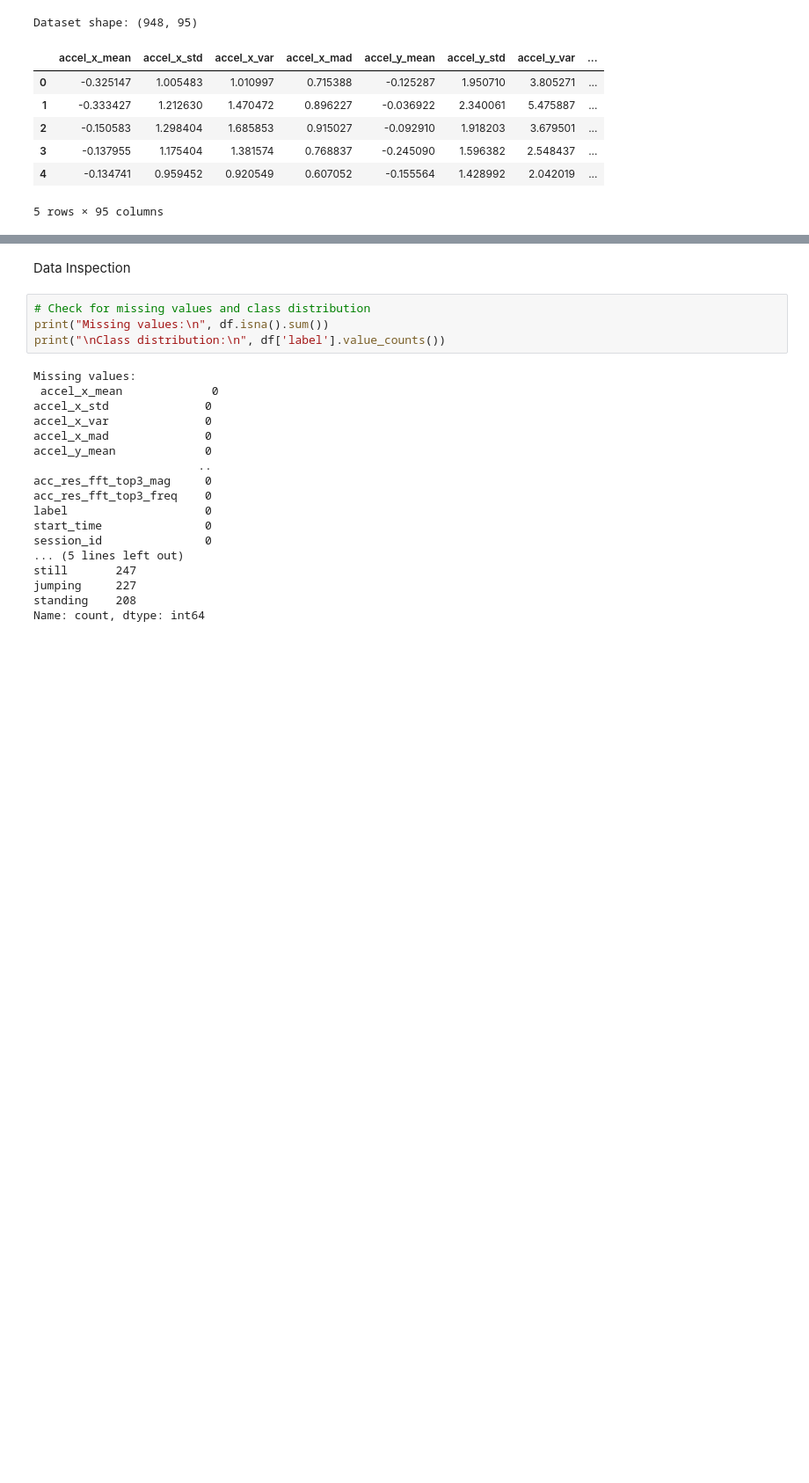
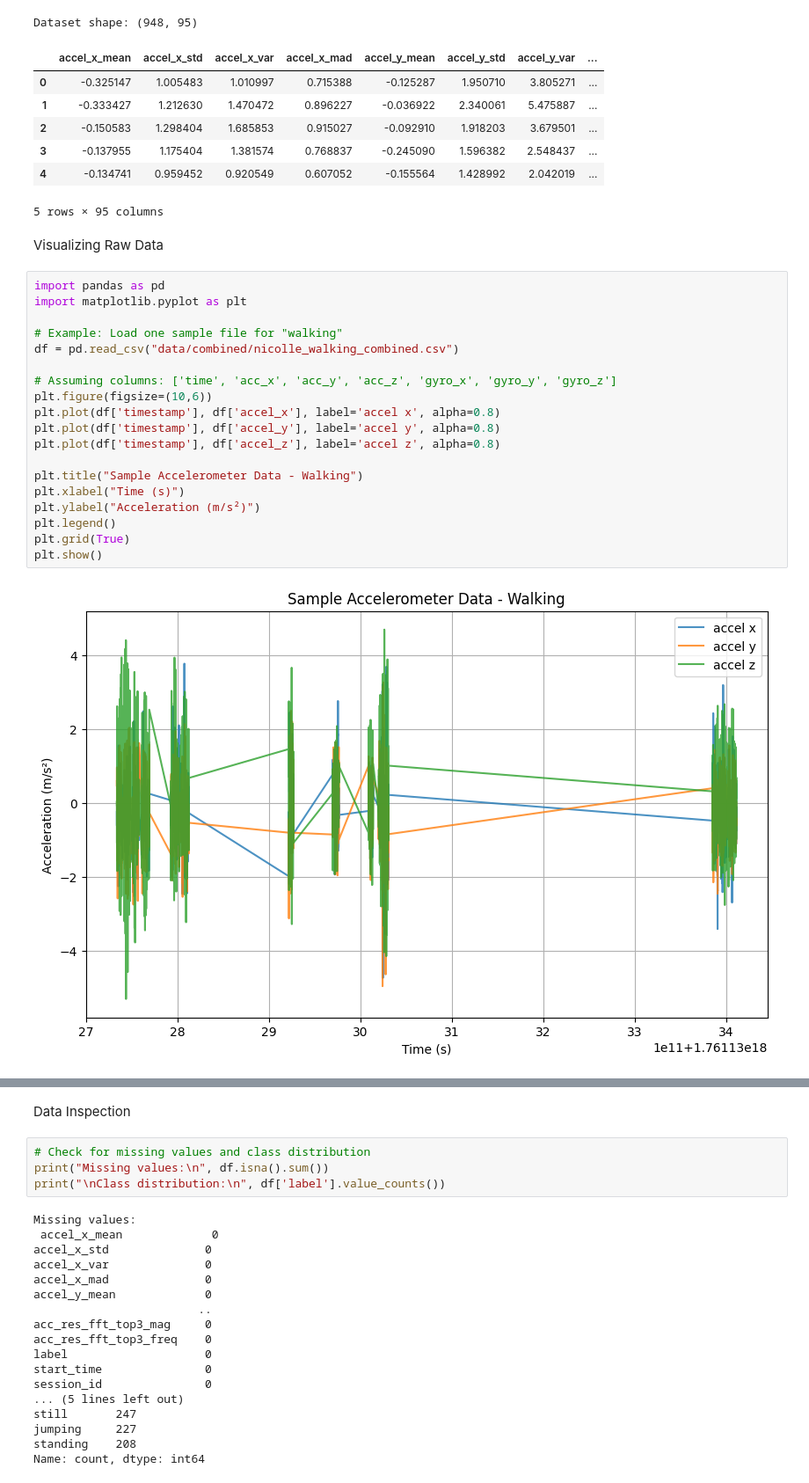
Before and after one commit to nmarizani/ml_techniques2_formative_2, a Jupyter notebook: hidden_markov_model.ipynb, the cells around one changed output, grey strips where cells are left out. Shown at 88% size. Drawn from its saved outputs; the diff is of its cells as text; blank space fills up the shorter version.

Commit message:
Visualizations for sample data

```diff
--- a/hidden_markov_model.ipynb
+++ b/hidden_markov_model.ipynb
@@ -64,3 +64,26 @@ Dataset shape: (948, 95)
 | 3 | -0.137955 | 1.175404 | 1.381574 | 0.768837 | -0.245090 | 1.596382 | 2.548437 | ... |
 | 4 | -0.134741 | 0.959452 | 0.920549 | 0.607052 | -0.155564 | 1.428992 | 2.042019 | ... |
 5 rows × 95 columns
+# %% [markdown]
+Visualizing Raw Data
+# %%
+import pandas as pd
+import matplotlib.pyplot as plt
+
+# Example: Load one sample file for "walking"
+df = pd.read_csv("data/combined/nicolle_walking_combined.csv")
+
+# Assuming columns: ['time', 'acc_x', 'acc_y', 'acc_z', 'gyro_x', 'gyro_y', 'gyro_z']
+plt.figure(figsize=(10,6))
+plt.plot(df['timestamp'], df['accel_x'], label='accel x', alpha=0.8)
+plt.plot(df['timestamp'], df['accel_y'], label='accel y', alpha=0.8)
+plt.plot(df['timestamp'], df['accel_z'], label='accel z', alpha=0.8)
+
+plt.title("Sample Accelerometer Data - Walking")
+plt.xlabel("Time (s)")
+plt.ylabel("Acceleration (m/s²)")
+plt.legend()
+plt.grid(True)
+plt.show()
+# %% [output]
+[figure, added]
```
Also changed, not shown: parts of 5 cells of this notebook, 1 other file.
